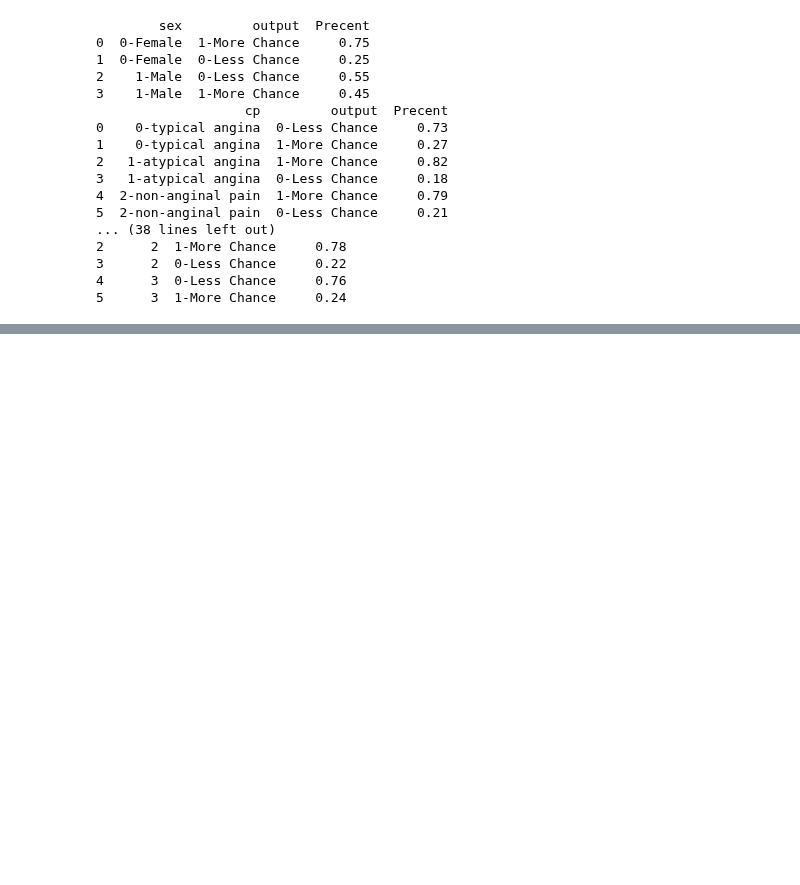
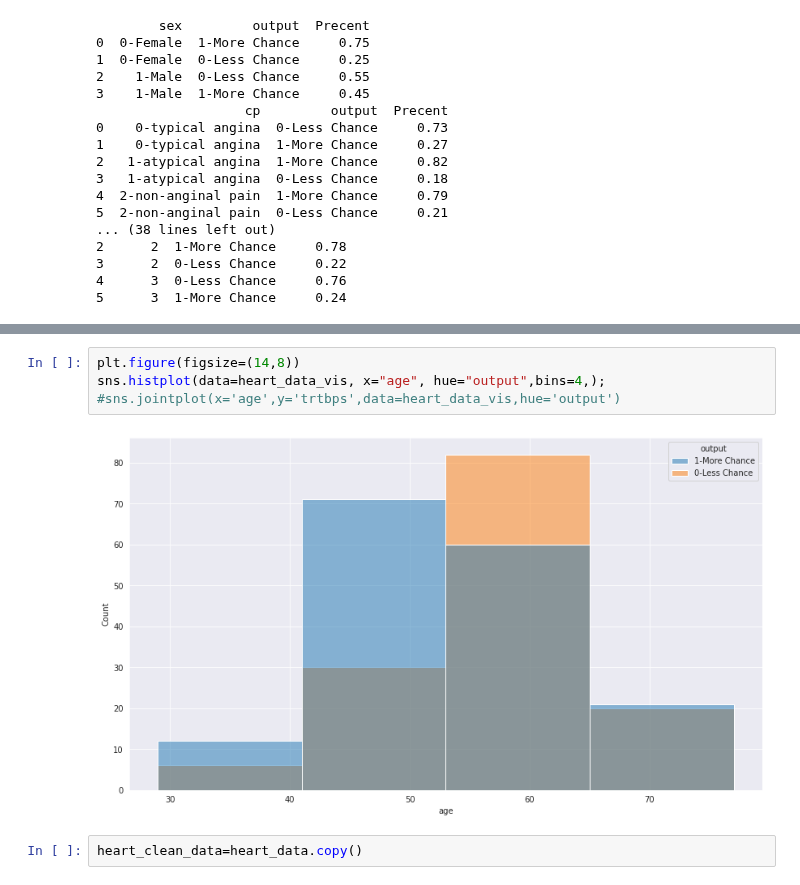
Before and after one commit to DimaUd/Heart-Attack, a Jupyter notebook: Test.ipynb, the cells around one changed output, grey strips where cells are left out. Cells and saved outputs as stored; diff of their text form; blank space fills up the shorter version.

```diff
--- a/Test.ipynb
+++ b/Test.ipynb
@@ -523,0 +598,8 @@ for name in heart_data_vis[categorical_features].columns:
+# %%
+plt.figure(figsize=(14,8))
+sns.histplot(data=heart_data_vis, x="age", hue="output",bins=4,);
+#sns.jointplot(x='age',y='trtbps',data=heart_data_vis,hue='output')
+# %% [output]
+[figure, added]
+# %%
+heart_clean_data=heart_data.copy()
```
Also changed, not shown: parts of 10 cells of this notebook.
